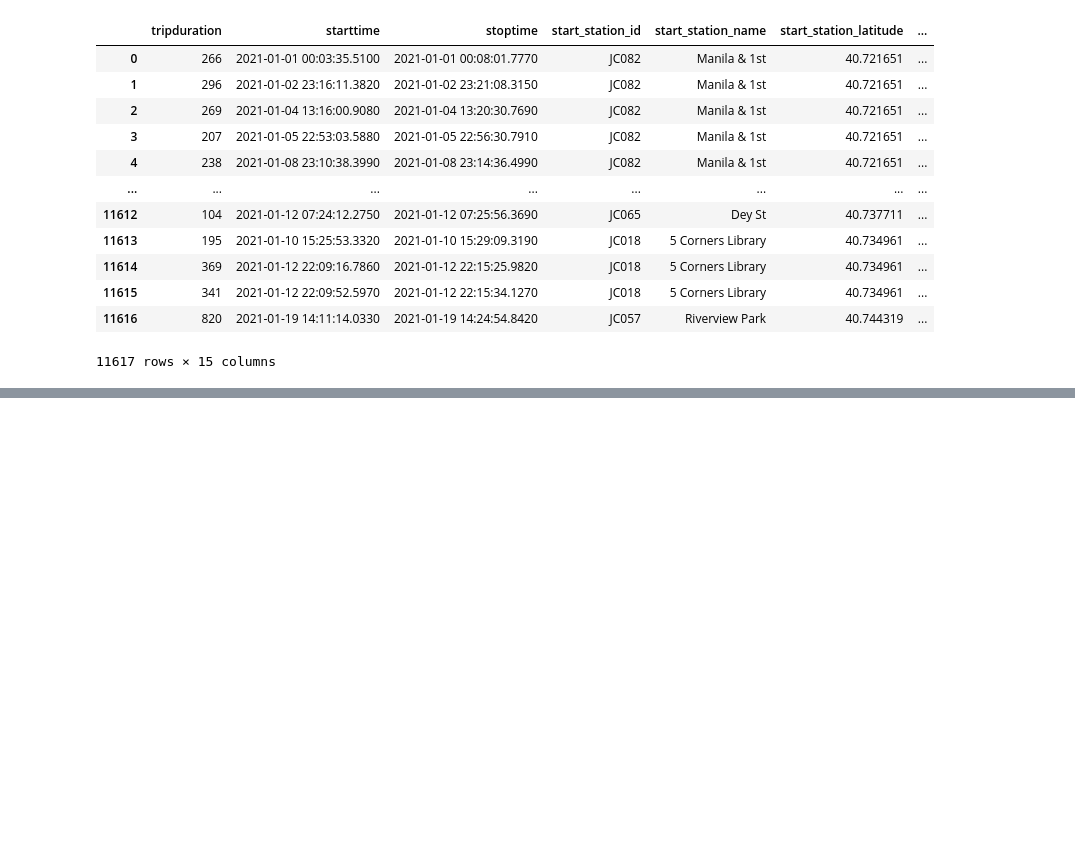
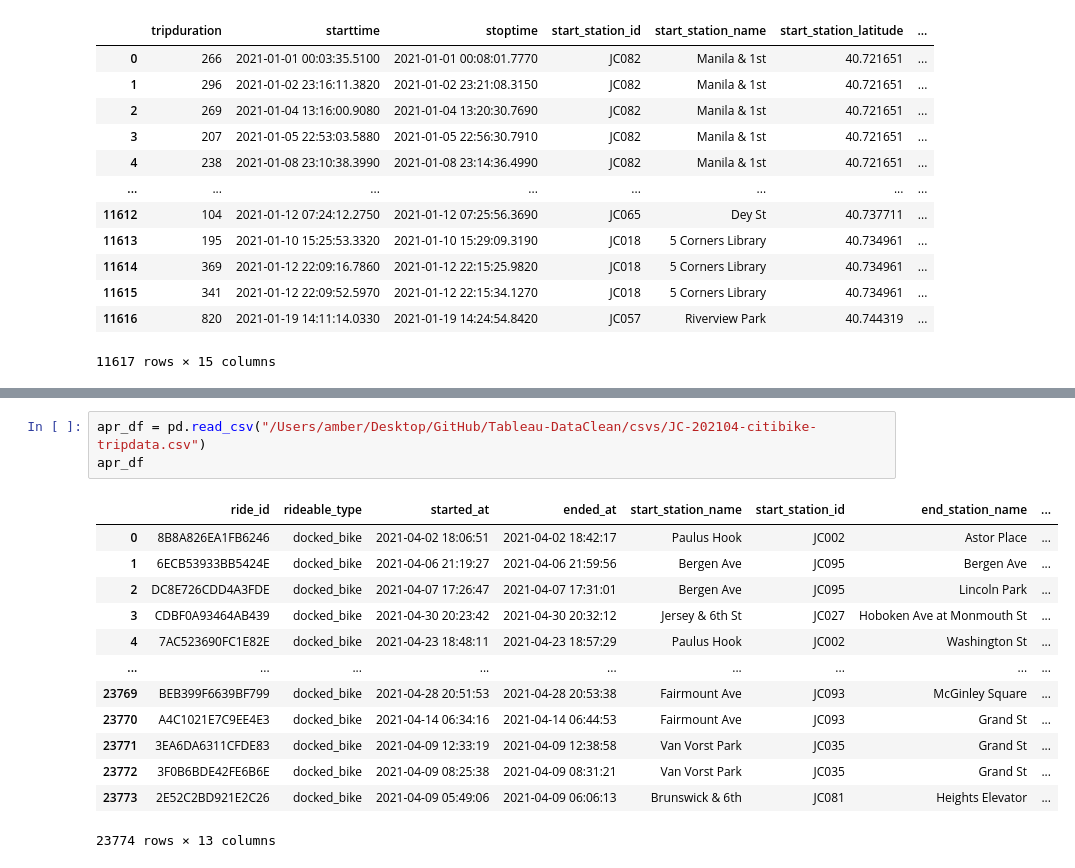
Before and after one commit to austin3216/Tableau-DataClean, a Jupyter notebook: DataCleaning.ipynb, the cells around one changed output, grey strips where cells are left out. Saved outputs shown, nothing was run; the diff lists cells and outputs as text; blank space fills up the shorter version.

```diff
--- a/DataCleaning.ipynb
+++ b/DataCleaning.ipynb
@@ -208,0 +230,17 @@ new_jan_df.to_csv(r'/Users/amber/Desktop/GitHub/Tableau-DataClean/csvs/JC-202101
+# %%
+apr_df = pd.read_csv("/Users/amber/Desktop/GitHub/Tableau-DataClean/csvs/JC-202104-citibike-tripdata.csv")
+apr_df
+# %% [output]
+|  | ride_id | rideable_type | started_at | ended_at | start_station_name | start_station_id | end_station_name | ... |
+| 0 | 8B8A826EA1FB6246 | docked_bike | 2021-04-02 18:06:51 | 2021-04-02 18:42:17 | Paulus Hook | JC002 | Astor Place | ... |
+| 1 | 6ECB53933BB5424E | docked_bike | 2021-04-06 21:19:27 | 2021-04-06 21:59:56 | Bergen Ave | JC095 | Bergen Ave | ... |
+| 2 | DC8E726CDD4A3FDE | docked_bike | 2021-04-07 17:26:47 | 2021-04-07 17:31:01 | Bergen Ave | JC095 | Lincoln Park | ... |
+| 3 | CDBF0A93464AB439 | docked_bike | 2021-04-30 20:23:42 | 2021-04-30 20:32:12 | Jersey & 6th St | JC027 | Hoboken Ave at Monmouth St | ... |
+| 4 | 7AC523690FC1E82E | docked_bike | 2021-04-23 18:48:11 | 2021-04-23 18:57:29 | Paulus Hook | JC002 | Washington St | ... |
+| ... | ... | ... | ... | ... | ... | ... | ... | ... |
+| 23769 | BEB399F6639BF799 | docked_bike | 2021-04-28 20:51:53 | 2021-04-28 20:53:38 | Fairmount Ave | JC093 | McGinley Square | ... |
+| 23770 | A4C1021E7C9EE4E3 | docked_bike | 2021-04-14 06:34:16 | 2021-04-14 06:44:53 | Fairmount Ave | JC093 | Grand St | ... |
+| 23771 | 3EA6DA6311CFDE83 | docked_bike | 2021-04-09 12:33:19 | 2021-04-09 12:38:58 | Van Vorst Park | JC035 | Grand St | ... |
+| 23772 | 3F0B6BDE42FE6B6E | docked_bike | 2021-04-09 08:25:38 | 2021-04-09 08:31:21 | Van Vorst Park | JC035 | Grand St | ... |
+| 23773 | 2E52C2BD921E2C26 | docked_bike | 2021-04-09 05:49:06 | 2021-04-09 06:06:13 | Brunswick & 6th | JC081 | Heights Elevator | ... |
+23774 rows × 13 columns
```
Also changed, not shown: parts of 5 cells of this notebook, 2 other files.
